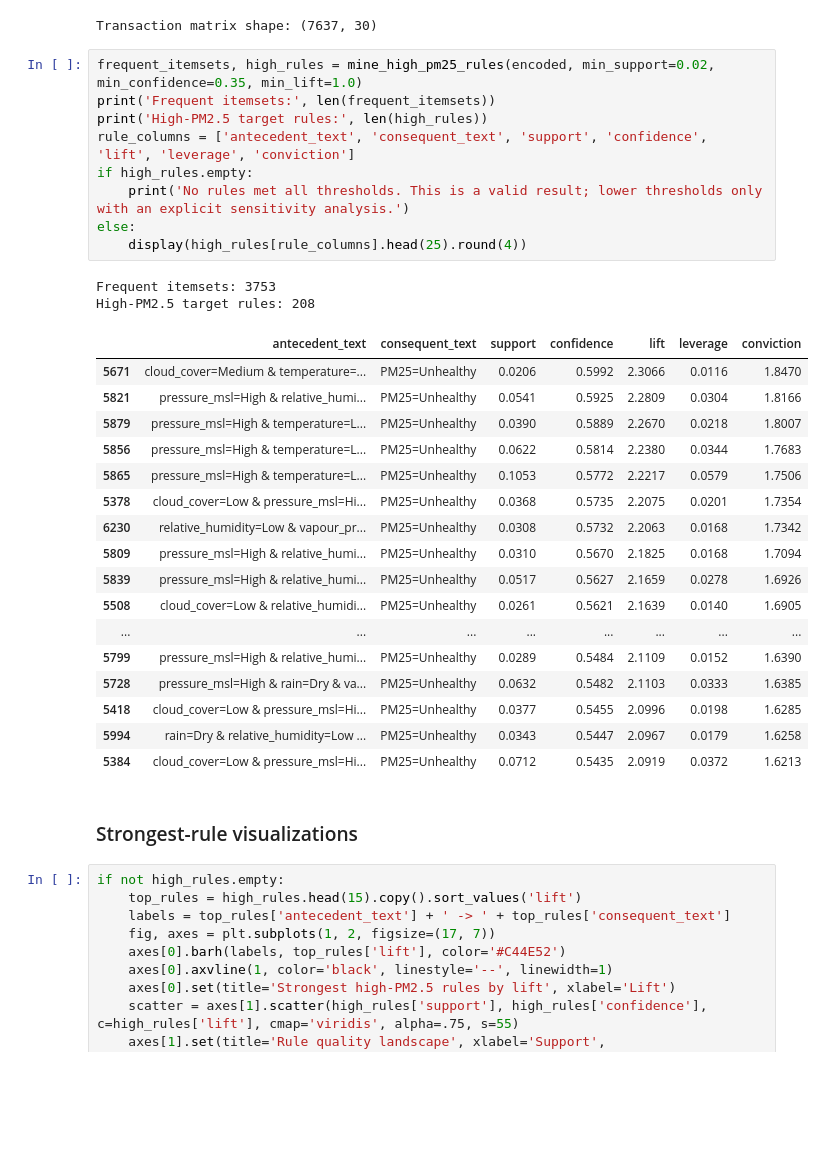
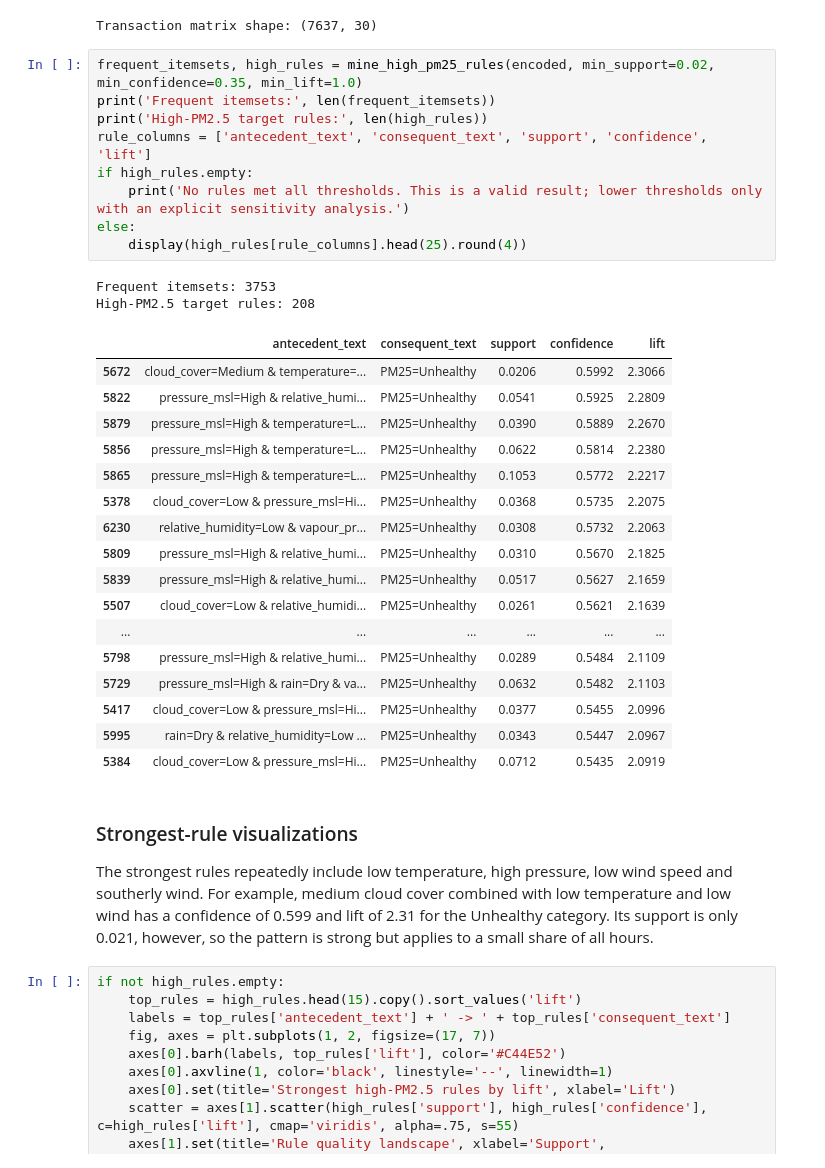
Before and after one commit to imccr/kathmandu-aqi-mining, a Jupyter notebook: notebooks/analysis.ipynb, the cells around one changed output. Drawn from its saved outputs; the diff is of its cells as text; blank space fills up the shorter version.

```diff
--- a/notebooks/analysis.ipynb
+++ b/notebooks/analysis.ipynb
@@ -258,34 +274,36 @@ Transaction matrix shape: (7637, 30)
 # %%
 frequent_itemsets, high_rules = mine_high_pm25_rules(encoded, min_support=0.02, min_confidence=0.35, min_lift=1.0)
 print('Frequent itemsets:', len(frequent_itemsets))
 print('High-PM2.5 target rules:', len(high_rules))
-rule_columns = ['antecedent_text', 'consequent_text', 'support', 'confidence', 'lift', 'leverage', 'conviction']
+rule_columns = ['antecedent_text', 'consequent_text', 'support', 'confidence', 'lift']
 if high_rules.empty:
     print('No rules met all thresholds. This is a valid result; lower thresholds only with an explicit sensitivity analysis.')
 else:
     display(high_rules[rule_columns].head(25).round(4))
 # %% [output]
 Frequent itemsets: 3753
 High-PM2.5 target rules: 208
-|  | antecedent_text | consequent_text | support | confidence | lift | leverage | conviction |
-| 5671 | cloud_cover=Medium & temperature=... | PM25=Unhealthy | 0.0206 | 0.5992 | 2.3066 | 0.0116 | 1.8470 |
-| 5821 | pressure_msl=High & relative_humi... | PM25=Unhealthy | 0.0541 | 0.5925 | 2.2809 | 0.0304 | 1.8166 |
-| 5879 | pressure_msl=High & temperature=L... | PM25=Unhealthy | 0.0390 | 0.5889 | 2.2670 | 0.0218 | 1.8007 |
-| 5856 | pressure_msl=High & temperature=L... | PM25=Unhealthy | 0.0622 | 0.5814 | 2.2380 | 0.0344 | 1.7683 |
-| 5865 | pressure_msl=High & temperature=L... | PM25=Unhealthy | 0.1053 | 0.5772 | 2.2217 | 0.0579 | 1.7506 |
-| 5378 | cloud_cover=Low & pressure_msl=Hi... | PM25=Unhealthy | 0.0368 | 0.5735 | 2.2075 | 0.0201 | 1.7354 |
-| 6230 | relative_humidity=Low & vapour_pr... | PM25=Unhealthy | 0.0308 | 0.5732 | 2.2063 | 0.0168 | 1.7342 |
-| 5809 | pressure_msl=High & relative_humi... | PM25=Unhealthy | 0.0310 | 0.5670 | 2.1825 | 0.0168 | 1.7094 |
-| 5839 | pressure_msl=High & relative_humi... | PM25=Unhealthy | 0.0517 | 0.5627 | 2.1659 | 0.0278 | 1.6926 |
-| 5508 | cloud_cover=Low & relative_humidi... | PM25=Unhealthy | 0.0261 | 0.5621 | 2.1639 | 0.0140 | 1.6905 |
-| ... | ... | ... | ... | ... | ... | ... | ... |
-| 5799 | pressure_msl=High & relative_humi... | PM25=Unhealthy | 0.0289 | 0.5484 | 2.1109 | 0.0152 | 1.6390 |
-| 5728 | pressure_msl=High & rain=Dry & va... | PM25=Unhealthy | 0.0632 | 0.5482 | 2.1103 | 0.0333 | 1.6385 |
-| 5418 | cloud_cover=Low & pressure_msl=Hi... | PM25=Unhealthy | 0.0377 | 0.5455 | 2.0996 | 0.0198 | 1.6285 |
-| 5994 | rain=Dry & relative_humidity=Low ... | PM25=Unhealthy | 0.0343 | 0.5447 | 2.0967 | 0.0179 | 1.6258 |
-| 5384 | cloud_cover=Low & pressure_msl=Hi... | PM25=Unhealthy | 0.0712 | 0.5435 | 2.0919 | 0.0372 | 1.6213 |
+|  | antecedent_text | consequent_text | support | confidence | lift |
+| 5672 | cloud_cover=Medium & temperature=... | PM25=Unhealthy | 0.0206 | 0.5992 | 2.3066 |
+| 5822 | pressure_msl=High & relative_humi... | PM25=Unhealthy | 0.0541 | 0.5925 | 2.2809 |
+| 5879 | pressure_msl=High & temperature=L... | PM25=Unhealthy | 0.0390 | 0.5889 | 2.2670 |
+| 5856 | pressure_msl=High & temperature=L... | PM25=Unhealthy | 0.0622 | 0.5814 | 2.2380 |
+| 5865 | pressure_msl=High & temperature=L... | PM25=Unhealthy | 0.1053 | 0.5772 | 2.2217 |
+| 5378 | cloud_cover=Low & pressure_msl=Hi... | PM25=Unhealthy | 0.0368 | 0.5735 | 2.2075 |
+| 6230 | relative_humidity=Low & vapour_pr... | PM25=Unhealthy | 0.0308 | 0.5732 | 2.2063 |
+| 5809 | pressure_msl=High & relative_humi... | PM25=Unhealthy | 0.0310 | 0.5670 | 2.1825 |
+| 5839 | pressure_msl=High & relative_humi... | PM25=Unhealthy | 0.0517 | 0.5627 | 2.1659 |
+| 5507 | cloud_cover=Low & relative_humidi... | PM25=Unhealthy | 0.0261 | 0.5621 | 2.1639 |
+| ... | ... | ... | ... | ... | ... |
+| 5798 | pressure_msl=High & relative_humi... | PM25=Unhealthy | 0.0289 | 0.5484 | 2.1109 |
+| 5729 | pressure_msl=High & rain=Dry & va... | PM25=Unhealthy | 0.0632 | 0.5482 | 2.1103 |
+| 5417 | cloud_cover=Low & pressure_msl=Hi... | PM25=Unhealthy | 0.0377 | 0.5455 | 2.0996 |
+| 5995 | rain=Dry & relative_humidity=Low ... | PM25=Unhealthy | 0.0343 | 0.5447 | 2.0967 |
+| 5384 | cloud_cover=Low & pressure_msl=Hi... | PM25=Unhealthy | 0.0712 | 0.5435 | 2.0919 |
 # %% [markdown]
 ### Strongest-rule visualizations
+
+The strongest rules repeatedly include low temperature, high pressure, low wind speed and southerly wind. For example, medium cloud cover combined with low temperature and low wind has a confidence of 0.599 and lift of 2.31 for the Unhealthy category. Its support is only 0.021, however, so the pattern is strong but applies to a small share of all hours.
 # %%
 if not high_rules.empty:
     top_rules = high_rules.head(15).copy().sort_values('lift')
```
Also changed, not shown: parts of 14 cells of this notebook, 3 other files.
